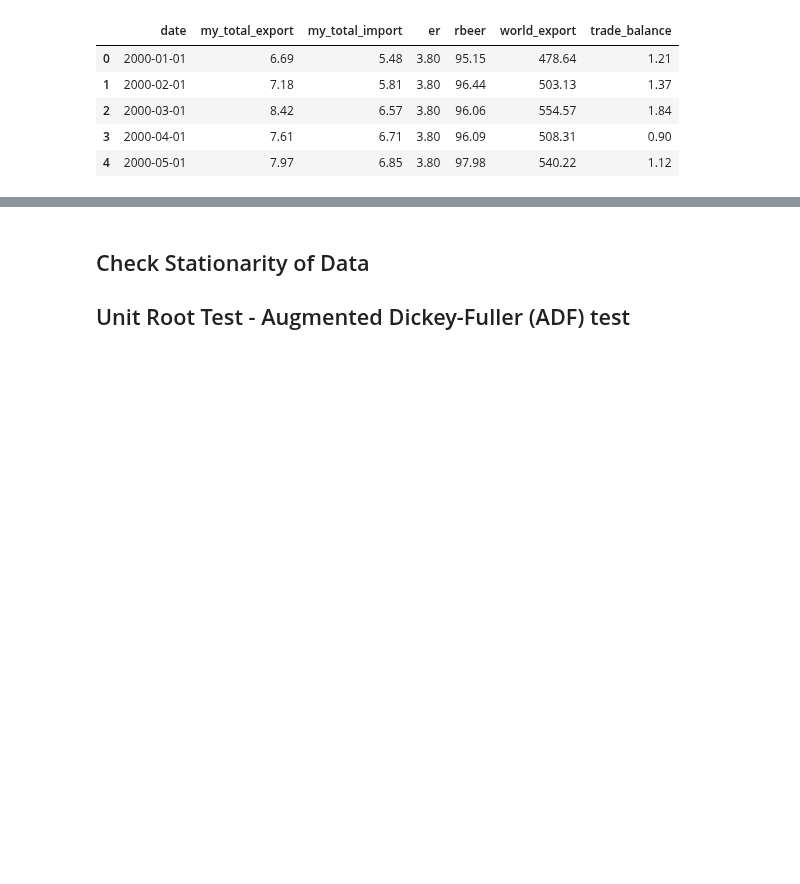
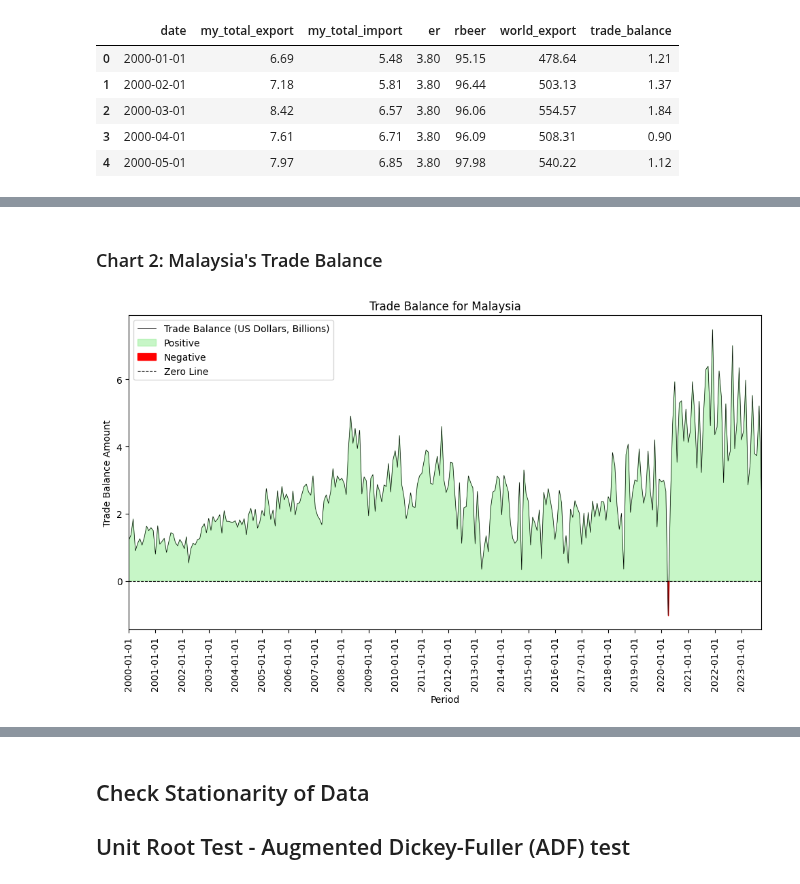
Before and after one commit to jhwong97/wqd7002-forecasting-export-project, a Jupyter notebook: test_code_area.ipynb, the cells around one changed output, grey strips where cells are left out. Saved outputs shown, nothing was run; the diff lists cells and outputs as text; code cells hidden in the pictures; blank space fills up the shorter version.

```diff
--- a/test_code_area.ipynb
+++ b/test_code_area.ipynb
@@ -789,0 +823,40 @@ final_df.info()
+# %% [markdown]
+### Chart 2: Malaysia's Trade Balance
+# %%
+# Sample data
+x = eda_df['date']
+y = np.array(eda_df['trade_balance'], float)
+
+# Create the figure and the axis
+fig, ax = plt.subplots(figsize=(12, 6))
+
+# Plot the line
+ax.plot(x, y, color='black', label='Trade Balance (US Dollars, Billions)', linewidth = 0.5)
+
+# Fill the area above the zero line with green
+ax.fill_between(x, y, where=(y >= 0), interpolate=True, color='lightgreen', alpha=0.5, label='Positive')
+
+# Fill the area below the zero line with red
+ax.fill_between(x, y, where=(y < 0), interpolate=True, color='red', alpha=1, label='Negative')
+
+# Set labels and title
+ax.set_xlabel('Period')
+ax.set_ylabel('Trade Balance Amount')
+ax.set_title('Trade Balance for Malaysia')
+ax.axhline(0, color='black', linewidth=0.8, linestyle='--', label='Zero Line')  # Add a horizontal line at y=0
+ax.legend()
+
+# Set the x-axis limits
+ax.set_xlim(eda_df['date'].min(), eda_df['date'].max())
+
+#Show only every 24th tick and label
+ax.set_xticks(x[::12])
+ax.set_xticklabels(x[::12], rotation=90)  # Adjust rotation as needed
+
+# Plot the legend
+ax.legend()
+
+# Show the plot
+plt.show()
+# %% [output]
+[figure, added]
```
Also changed, not shown: parts of 10 cells of this notebook.
